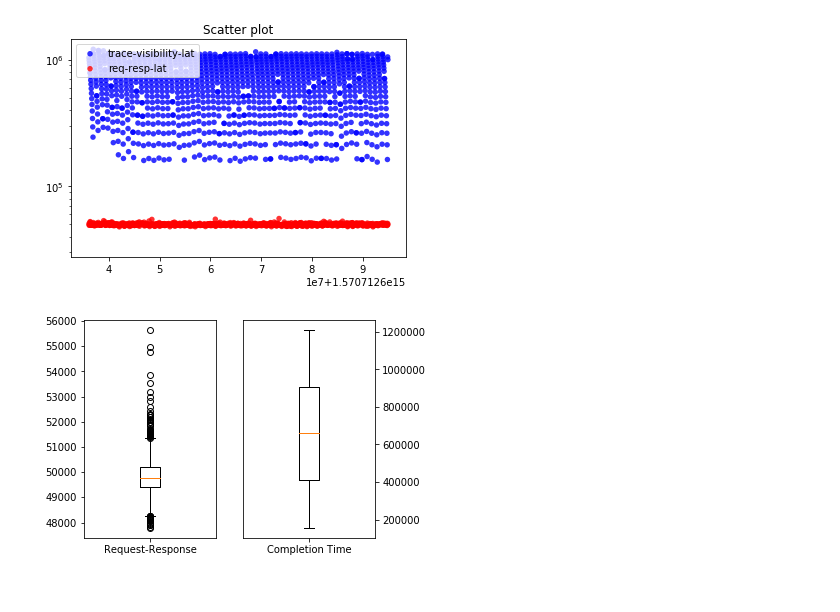
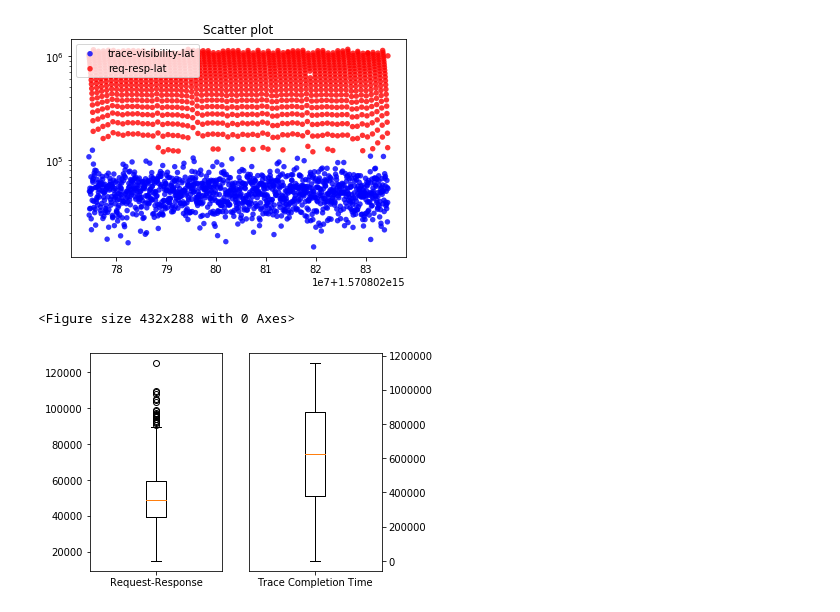
Before and after one commit to dominik-/t-race, a Jupyter notebook: analysis.ipynb, the cells around one changed output. Saved outputs shown, nothing was run; the diff lists cells and outputs as text; code cells hidden in the pictures.

```diff
--- a/analysis.ipynb
+++ b/analysis.ipynb
@@ -105,12 +56,0 @@ for index, row in df.iterrows():
-# %%
-zeroCount = 0
-completion_times_f = completion_times.copy()
-for i in range(0,len(completion_times)):
-    if completion_times[i] == 0:
-        zeroCount = zeroCount + 1
-    else:
-        for j in range(i-zeroCount, i):
-            completion_times_f[j] = completion_times[i]
-        zeroCount = 0
-#completion_times_f
-df['completion_time'] = completion_times_f
@@ -128,20 +57,48 @@ df.head(6)
+# %%
+df_merged['span_visibility'] = df_merged.write_time - df_merged.StartTime
+starttime = 0
+completion_times = [0]*len(df_merged)
+firstTraceIdx = 0
+lastTraceIdx = 0
+write_times_tmp = []
+current_trace_id = df_merged['trace_id'].iloc[0]
+#init with first trace id
+for index, row in df_merged.iterrows():
+    if row['trace_id'] == current_trace_id:
+        write_times_tmp.append(row['write_time'])
+    else:
+        lastTraceIdx = index
+        trace_completion_time = max(write_times_tmp) - starttime
+        write_times_tmp = []
+        for i in range(firstTraceIdx, lastTraceIdx):
+            completion_times[i] = trace_completion_time
+    #use starttime of root span
+    if row['operation_name'] == 'svc01-parent':
+        starttime = row['StartTime']
+        firstTraceIdx = index
+        current_trace_id = row['trace_id']
+    #save the write time of current span in temp list
+df_merged['trace_completion_time'] = completion_times
 # %%
-df.drop(df.index[:100], inplace=True)
-df_roots = df.loc[df['operation_name'] == 'svc01-parent']
+#df_merged.drop(df_merged.index[:100], inplace=True)
+df_roots = df_merged.loc[df_merged['operation_name'] == 'svc01-parent']
+df_roots = df_roots.sort_values(by = ['StartTime'])
 colors = {'red', 'blue'}
 categories = {'req-resp-lat', 'trace-visibility-lat'}
-columns = {'duration', 'completion_time'}
+columns = {'duration', 'trace_completion_time'}
 scatterplot = plt.figure()
 ax = scatterplot.add_subplot(1, 1, 1)
 for column, color, cat in zip(columns, colors, categories):
     x, y = df_roots['StartTime'], df_roots[column]
     ax.scatter(x, y, alpha=0.8, c=color, edgecolors='none', s=30, label=cat)
 plt.title('Scatter plot')
 plt.yscale("log")
 plt.legend(loc=2)
 plt.show()
+plt.savefig('shower.pdf')
 # %% [output]
-[figure, old version]
+[figure, new version]
+<Figure size 432x288 with 0 Axes>
 # %%
 #plt.title('Visibility Delay')
 figure1, axes = plt.subplots(1, 2)
@@ -152,12 +109,12 @@ label = 'exp'
 #label = 'large-baggage'
 axes[0].boxplot([df_roots['duration']], labels=['Request-Response'])
 #plt.savefig('latency-high-baggage.pdf')
-axes[1].boxplot([df_roots['completion_time']], labels=['Completion Time'])
+axes[1].boxplot([df_roots['trace_completion_time']], labels=['Trace Completion Time'])
 axes[1].yaxis.tick_right()
 figure1.savefig('latency-'+label+'.pdf')
 #plt.savefig('completion-high-baggage.pdf')
 #plt.savefig('completion'+label+'.pdf')
 #plot = plt.boxplot([df_roots['duration'], df_roots['completion_time']], labels=['Request-Response','Trace Completion'])
 # %% [output]
-[figure, old version]
+[figure, new version]
 # %%
```
Also changed, not shown: parts of 10 cells of this notebook, 3 other files.
